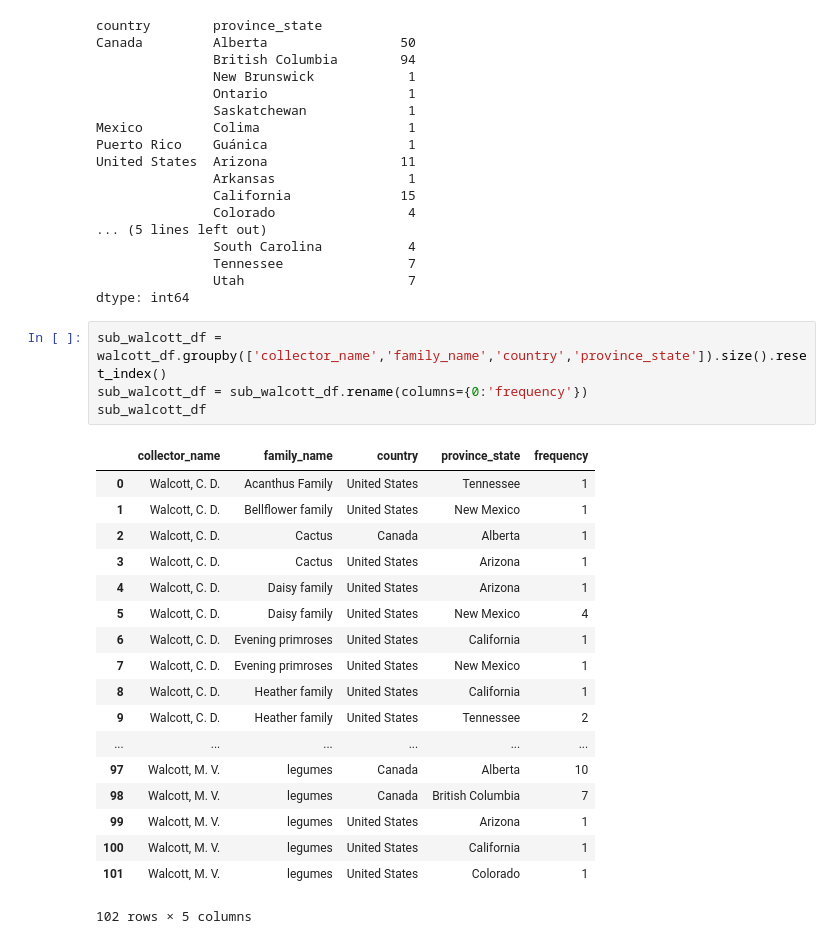
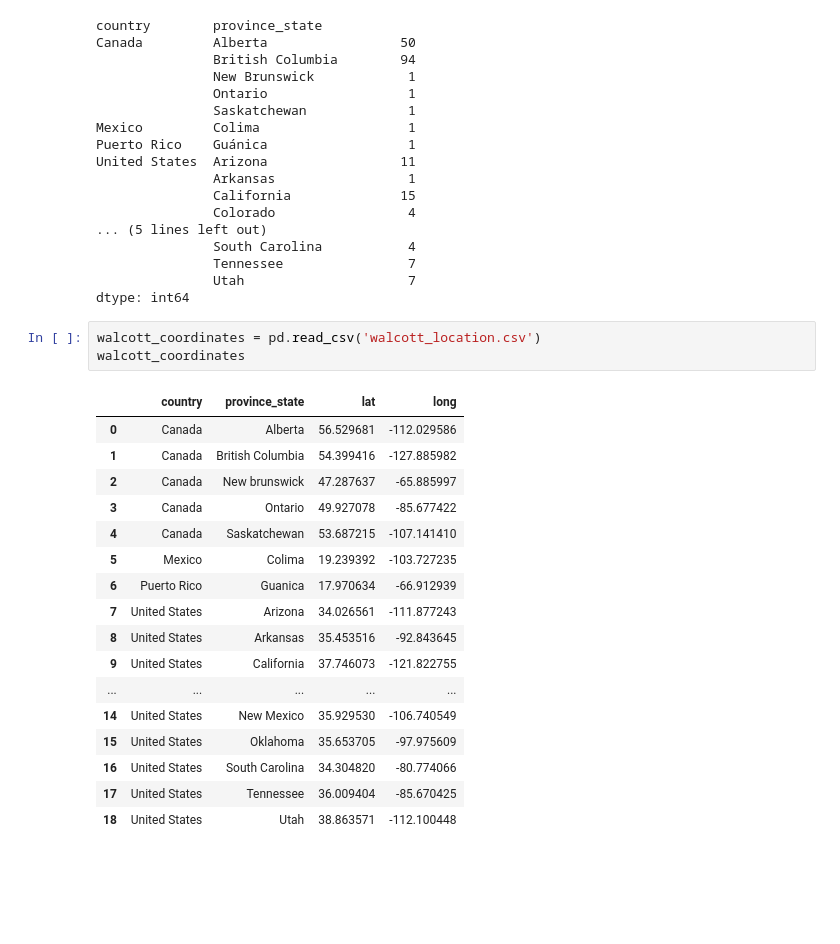
Before and after one commit to TianaCurry/AWHI-projects, a Jupyter notebook: AWHI Walcott scatter plot map .ipynb, the cells around one changed output. Cells and saved outputs as stored; diff of their text form; blank space fills up the shorter version.

```diff
--- a/AWHI Walcott scatter plot map .ipynb
+++ b/AWHI Walcott scatter plot map .ipynb
@@ -176,26 +198,24 @@ United States  Arizona                 11
                Tennessee                7
                Utah                     7
 dtype: int64
-# %%
-sub_walcott_df = walcott_df.groupby(['collector_name','family_name','country','province_state']).size().reset_index()
-sub_walcott_df = sub_walcott_df.rename(columns={0:'frequency'})
-sub_walcott_df
-# %% [output]
-|  | collector_name | family_name | country | province_state | frequency |
-| 0 | Walcott, C. D. | Acanthus Family | United States | Tennessee | 1 |
-| 1 | Walcott, C. D. | Bellflower family | United States | New Mexico | 1 |
-| 2 | Walcott, C. D. | Cactus | Canada | Alberta | 1 |
-| 3 | Walcott, C. D. | Cactus | United States | Arizona | 1 |
-| 4 | Walcott, C. D. | Daisy family | United States | Arizona | 1 |
-| 5 | Walcott, C. D. | Daisy family | United States | New Mexico | 4 |
-| 6 | Walcott, C. D. | Evening primroses | United States | California | 1 |
-| 7 | Walcott, C. D. | Evening primroses | United States | New Mexico | 1 |
-| 8 | Walcott, C. D. | Heather family | United States | California | 1 |
-| 9 | Walcott, C. D. | Heather family | United States | Tennessee | 2 |
-| ... | ... | ... | ... | ... | ... |
-| 97 | Walcott, M. V. | legumes | Canada | Alberta | 10 |
-| 98 | Walcott, M. V. | legumes | Canada | British Columbia | 7 |
-| 99 | Walcott, M. V. | legumes | United States | Arizona | 1 |
-| 100 | Walcott, M. V. | legumes | United States | California | 1 |
-| 101 | Walcott, M. V. | legumes | United States | Colorado | 1 |
-102 rows × 5 columns
+# %%
+walcott_coordinates = pd.read_csv('walcott_location.csv')
+walcott_coordinates
+# %% [output]
+|  | country | province_state | lat | long |
+| 0 | Canada | Alberta | 56.529681 | -112.029586 |
+| 1 | Canada | British Columbia | 54.399416 | -127.885982 |
+| 2 | Canada | New brunswick | 47.287637 | -65.885997 |
+| 3 | Canada | Ontario | 49.927078 | -85.677422 |
+| 4 | Canada | Saskatchewan | 53.687215 | -107.141410 |
+| 5 | Mexico | Colima | 19.239392 | -103.727235 |
+| 6 | Puerto Rico | Guanica | 17.970634 | -66.912939 |
+| 7 | United States | Arizona | 34.026561 | -111.877243 |
+| 8 | United States | Arkansas | 35.453516 | -92.843645 |
+| 9 | United States | California | 37.746073 | -121.822755 |
+| ... | ... | ... | ... | ... |
+| 14 | United States | New Mexico | 35.929530 | -106.740549 |
+| 15 | United States | Oklahoma | 35.653705 | -97.975609 |
+| 16 | United States | South Carolina | 34.304820 | -80.774066 |
+| 17 | United States | Tennessee | 36.009404 | -85.670425 |
+| 18 | United States | Utah | 38.863571 | -112.100448 |
```
Also changed, not shown: parts of 17 cells of this notebook, 4 other files.
